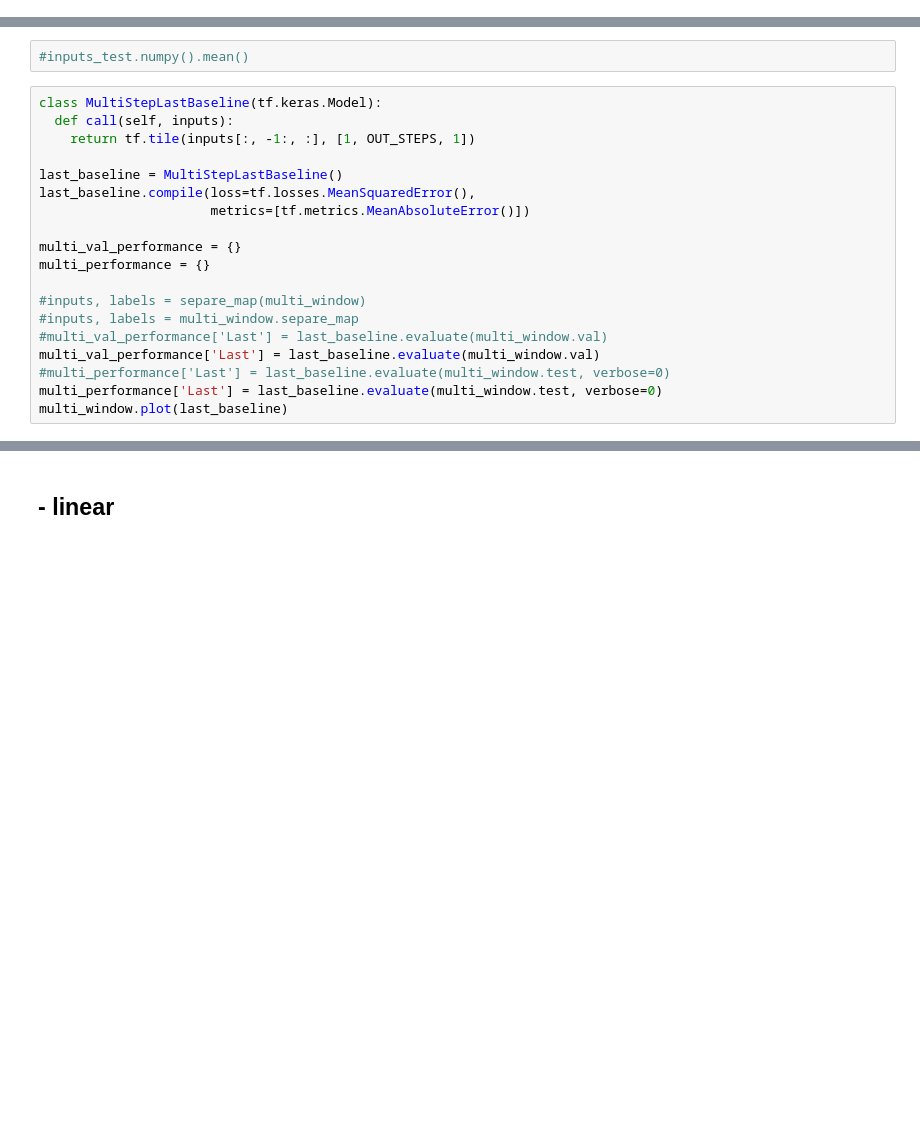
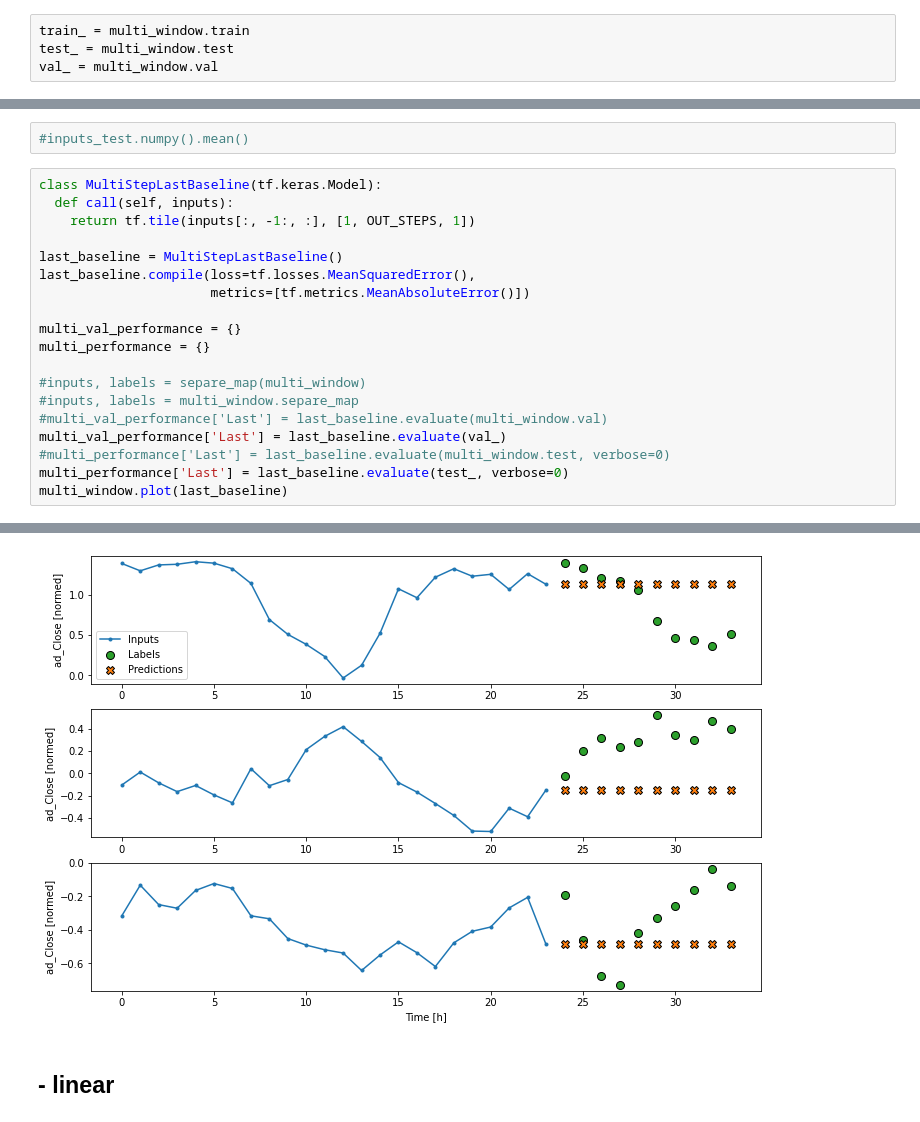
Before and after one commit to valentina-bec/tokyo-stock-exchange, a Jupyter notebook: notebooks/model_tf_multi-lin.ipynb, the cells around one changed output, grey strips where cells are left out. Drawn from its saved outputs; the diff is of its cells as text; blank space fills up the shorter version.

```diff
--- a/notebooks/model_tf_multi-lin.ipynb
+++ b/notebooks/model_tf_multi-lin.ipynb
@@ -300,2 +411,6 @@ multi_window
+# %%
+train_ = multi_window.train
+test_ = multi_window.test
+val_ = multi_window.val
 # %%
 #type(multi_window.train)
@@ -318,7 +440,8 @@ multi_performance = {}
 #inputs, labels = separe_map(multi_window)
 #inputs, labels = multi_window.separe_map
 #multi_val_performance['Last'] = last_baseline.evaluate(multi_window.val)
-multi_val_performance['Last'] = last_baseline.evaluate(multi_window.val)
+multi_val_performance['Last'] = last_baseline.evaluate(val_)
 #multi_performance['Last'] = last_baseline.evaluate(multi_window.test, verbose=0)
-multi_performance['Last'] = last_baseline.evaluate(multi_window.test, verbose=0)
+multi_performance['Last'] = last_baseline.evaluate(test_, verbose=0)
 multi_window.plot(last_baseline)
+# %% [output]
@@ -325,3 +451,4 @@ multi_window.plot(last_baseline)
+[figure, added]
 # %% [markdown]
 ## - linear
 # %%
```
Also changed, not shown: parts of 42 cells of this notebook, 1 other file.
